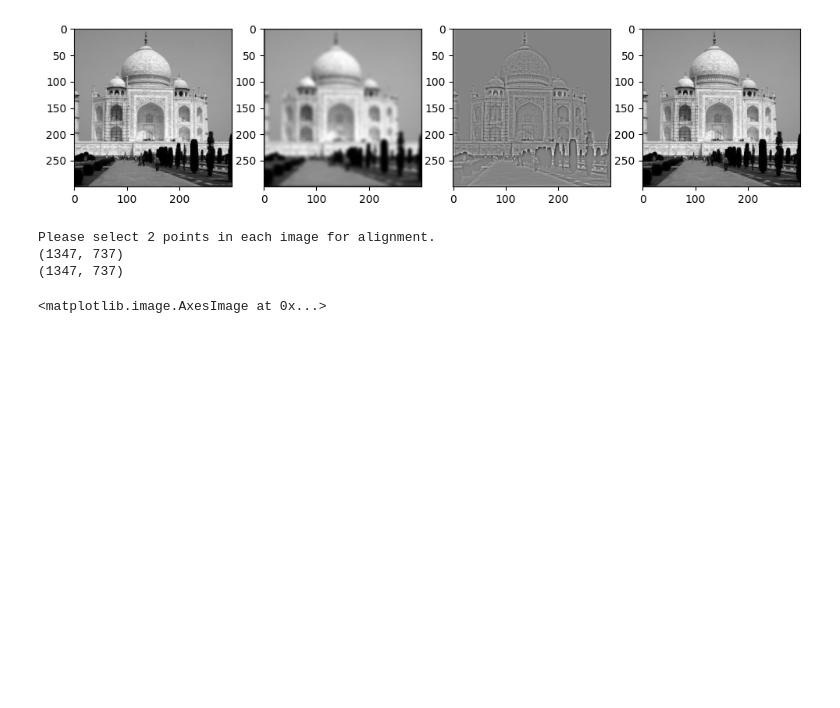
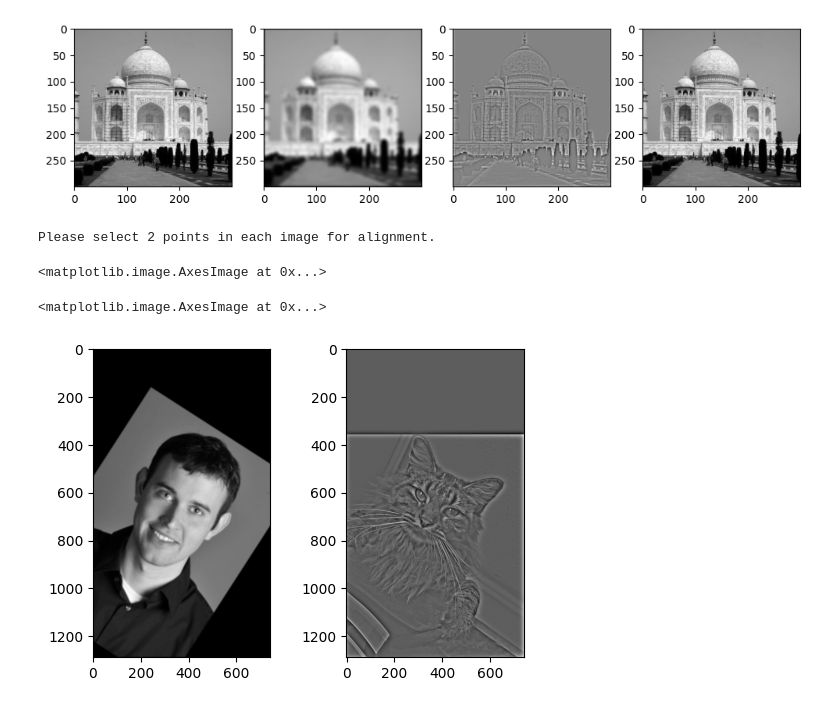
Before and after one commit to hailey-tran-9/cs180-fa23-proj2, a Jupyter notebook: code/main.ipynb, the cells around one changed output. Saved outputs shown, nothing was run; the diff lists cells and outputs as text; code cells hidden in the pictures; blank space fills up the shorter version.

```diff
--- a/code/main.ipynb
+++ b/code/main.ipynb
@@ -146,16 +146,19 @@ im1_aligned, im2_aligned = rgb2gray(im1_aligned), rgb2gray(im2_aligned)
 def create_gaussian_kernel(ksize, sigma):
     return cv2.getGaussianKernel(ksize, sigma) * cv2.getGaussianKernel(ksize, sigma).T
 
-def hybrid_image(im1, im2, sigma1, sigma2):
-    print(im1.shape)
-    print(im2.shape)
-    im1_lp_filter = signal.convolve2d(im1, create_gaussian_kernel(2, sigma1), mode="same")
-    im2_hp_filter = im2 - signal.convolve2d(im2, create_gaussian_kernel(20, sigma2), mode="same")
-    return im1_lp_filter + im2_hp_filter
+def hybrid_image(image1, image2, sigma1, sigma2):
+    # print(im1.shape)
+    # print(im2.shape)
+    lp_filter = signal.convolve2d(image1, create_gaussian_kernel(10, sigma1), mode="same")
+    lp = lp_filter
+    hp_filter = image2 - signal.convolve2d(image2, create_gaussian_kernel(50, sigma2), mode="same")
+    hp = hp_filter
+    return [lp, hp, (hp_filter + lp_filter) / 2]
 
-sigma1 = 5
-sigma2 = 10
-hybrid = hybrid_image(im1_aligned, im2_aligned, sigma1, sigma2)
+sigma1 = 3
+sigma2 = 20
+lp, hp, hybrid = hybrid_image(im1_aligned, im2_aligned, sigma1, sigma2)
+# print(hybrid.shape)
 
 plt.imshow(hybrid)
 plt.show
@@ -165,9 +168,15 @@ plt.show
 # N = 5 # suggested number of pyramid levels (your choice)
 # pyramids(hybrid, N)
 
-plt.imshow(hybrid)
+plt.imshow(hybrid, cmap="gray")
 # %% [output]
 Please select 2 points in each image for alignment.
-(1347, 737)
-(1347, 737)
 <matplotlib.image.AxesImage at 0x...>
+# %%
+%matplotlib inline
+plt.figure(figsize=(6, 4))
+plt.subplot(121); plt.imshow(lp, cmap="gray")
+plt.subplot(122); plt.imshow(hp, cmap="gray")
+# %% [output]
+<matplotlib.image.AxesImage at 0x...>
+[figure, added]
```
